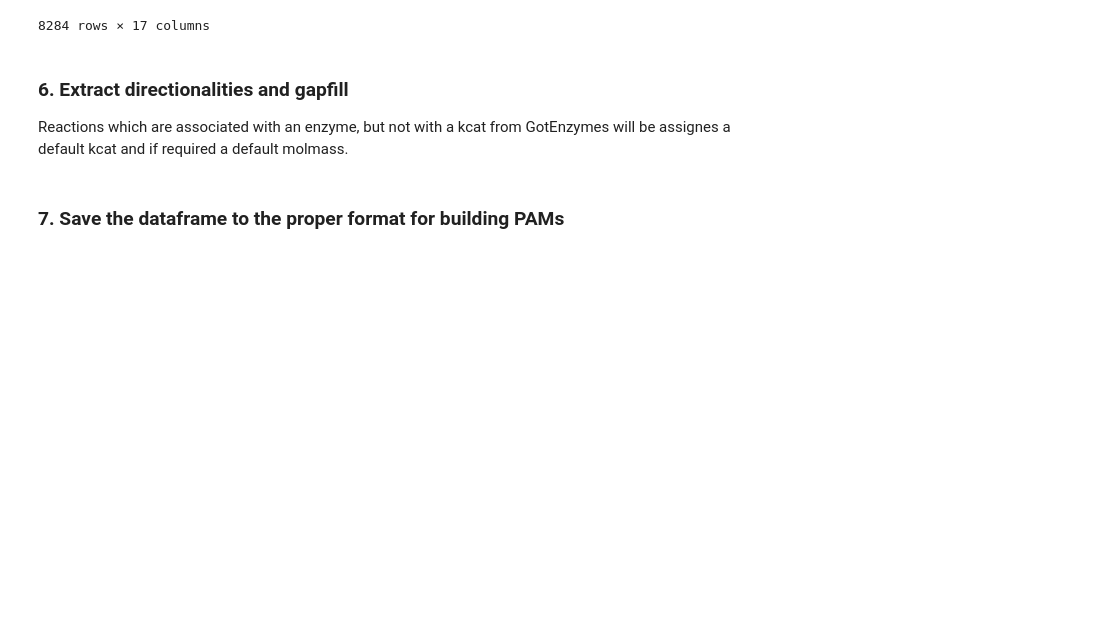
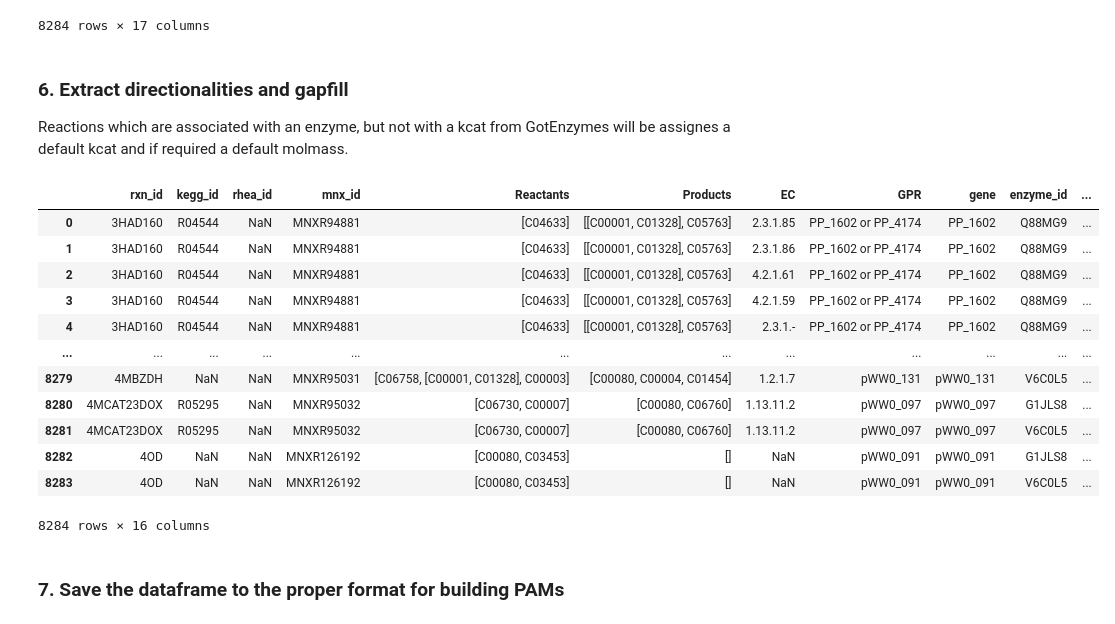
Before and after one commit to iAMB-RWTH-Aachen/PAMparametrizer, a Jupyter notebook: Scripts/i1_preprocessing/parse_kcat_values_GotEnzymes_iJN1463.ipynb, the cells around one changed output. Drawn from its saved outputs; the diff is of its cells as text; code cells hidden in the pictures; blank space fills up the shorter version.

```diff
--- a/Scripts/i1_preprocessing/parse_kcat_values_GotEnzymes_iJN1463.ipynb
+++ b/Scripts/i1_preprocessing/parse_kcat_values_GotEnzymes_iJN1463.ipynb
@@ -273,10 +282,12 @@ eco_enzymes_mapped['Length'] = eco_enzymes_mapped['Length'].fillna(DEFAULT_PROT_
 
 # Assign direction for rows with kcat values
 eco_enzymes_mapped['direction'] = np.where(
-    eco_enzymes_mapped['kcat_values'].notna() & eco_enzymes_mapped['compound'].isin(eco_enzymes_mapped['Products']),
+    (eco_enzymes_mapped['kcat_values'].notna() &
+     [row.compound in row.Products for i, row in eco_enzymes_mapped.iterrows()]),
     'b',
     eco_enzymes_mapped['direction']
 )
+
 
 # Assign default genes for unmappable proteins
 eco_enzymes_mapped.loc[
@@ -295,33 +306,48 @@ eco_enzymes_mapped['enzyme_id'] = np.where(
     eco_enzymes_mapped['gene'].apply(lambda x: f'Enzyme_{x}' if isinstance(x, str) else None),
     eco_enzymes_mapped['enzyme_id']
 )
 
 # Handle specific cases
 #PP_s0001 is a gene which is not mappable
 eco_enzymes_mapped.loc[eco_enzymes_mapped['GPR'] == 'PP_s0001', ['gene', 'enzyme_id']] = eco_enzymes_mapped.apply(
     lambda row: ('PP_s0001', f'Enzyme_s0001_{row.rxn_id}'),
     axis=1, result_type="expand"
 )
 #pWW0 is a suffix included in the gene ids for genes on a plasmid
 eco_enzymes_mapped.loc[
     eco_enzymes_mapped['GPR'].str.contains('pWW0', na=False),
     'gene'
 ] = eco_enzymes_mapped['GPR']
 
 # Assign default kcat and mass values where missing
 eco_enzymes_mapped['kcat_values'] = np.where(
     eco_enzymes_mapped['kcat_values'].isna() & eco_enzymes_mapped['enzyme_id'].notna(),
     DEFAULT_KCAT,
     eco_enzymes_mapped['kcat_values']
 )
 
 eco_enzymes_mapped['Mass'] = np.where(
     eco_enzymes_mapped['Mass'].isna() & (eco_enzymes_mapped['GPR'].str.len() > 2),
     DEFAULT_PROT_MW,
     eco_enzymes_mapped['Mass']
 )
 #clean up the dataframe
 eco_enzymes_mapped = eco_enzymes_mapped.drop(['ec_number', 'compound'], axis=1).rename({'Mass':'molMass'}, axis =1)
+eco_enzymes_mapped
+# %% [output]
+|  | rxn_id | kegg_id | rhea_id | mnx_id | Reactants | Products | EC | GPR | gene | enzyme_id | ... |
+| 0 | 3HAD160 | R04544 | NaN | MNXR94881 | [C04633] | [[C00001, C01328], C05763] | 2.3.1.85 | PP_1602 or PP_4174 | PP_1602 | Q88MG9 | ... |
+| 1 | 3HAD160 | R04544 | NaN | MNXR94881 | [C04633] | [[C00001, C01328], C05763] | 2.3.1.86 | PP_1602 or PP_4174 | PP_1602 | Q88MG9 | ... |
+| 2 | 3HAD160 | R04544 | NaN | MNXR94881 | [C04633] | [[C00001, C01328], C05763] | 4.2.1.61 | PP_1602 or PP_4174 | PP_1602 | Q88MG9 | ... |
+| 3 | 3HAD160 | R04544 | NaN | MNXR94881 | [C04633] | [[C00001, C01328], C05763] | 4.2.1.59 | PP_1602 or PP_4174 | PP_1602 | Q88MG9 | ... |
+| 4 | 3HAD160 | R04544 | NaN | MNXR94881 | [C04633] | [[C00001, C01328], C05763] | 2.3.1.- | PP_1602 or PP_4174 | PP_1602 | Q88MG9 | ... |
+| ... | ... | ... | ... | ... | ... | ... | ... | ... | ... | ... | ... |
+| 8279 | 4MBZDH | NaN | NaN | MNXR95031 | [C06758, [C00001, C01328], C00003] | [C00080, C00004, C01454] | 1.2.1.7 | pWW0_131 | pWW0_131 | V6C0L5 | ... |
+| 8280 | 4MCAT23DOX | R05295 | NaN | MNXR95032 | [C06730, C00007] | [C00080, C06760] | 1.13.11.2 | pWW0_097 | pWW0_097 | G1JLS8 | ... |
+| 8281 | 4MCAT23DOX | R05295 | NaN | MNXR95032 | [C06730, C00007] | [C00080, C06760] | 1.13.11.2 | pWW0_097 | pWW0_097 | V6C0L5 | ... |
+| 8282 | 4OD | NaN | NaN | MNXR126192 | [C00080, C03453] | [] | NaN | pWW0_091 | pWW0_091 | G1JLS8 | ... |
+| 8283 | 4OD | NaN | NaN | MNXR126192 | [C00080, C03453] | [] | NaN | pWW0_091 | pWW0_091 | V6C0L5 | ... |
+8284 rows × 16 columns
 # %%
 protein2gene, gene2protein = get_protein_gene_mapping(eco_enzymes_mapped, model)
 
```
Also changed, not shown: parts of 2 cells of this notebook, 4 other files.
